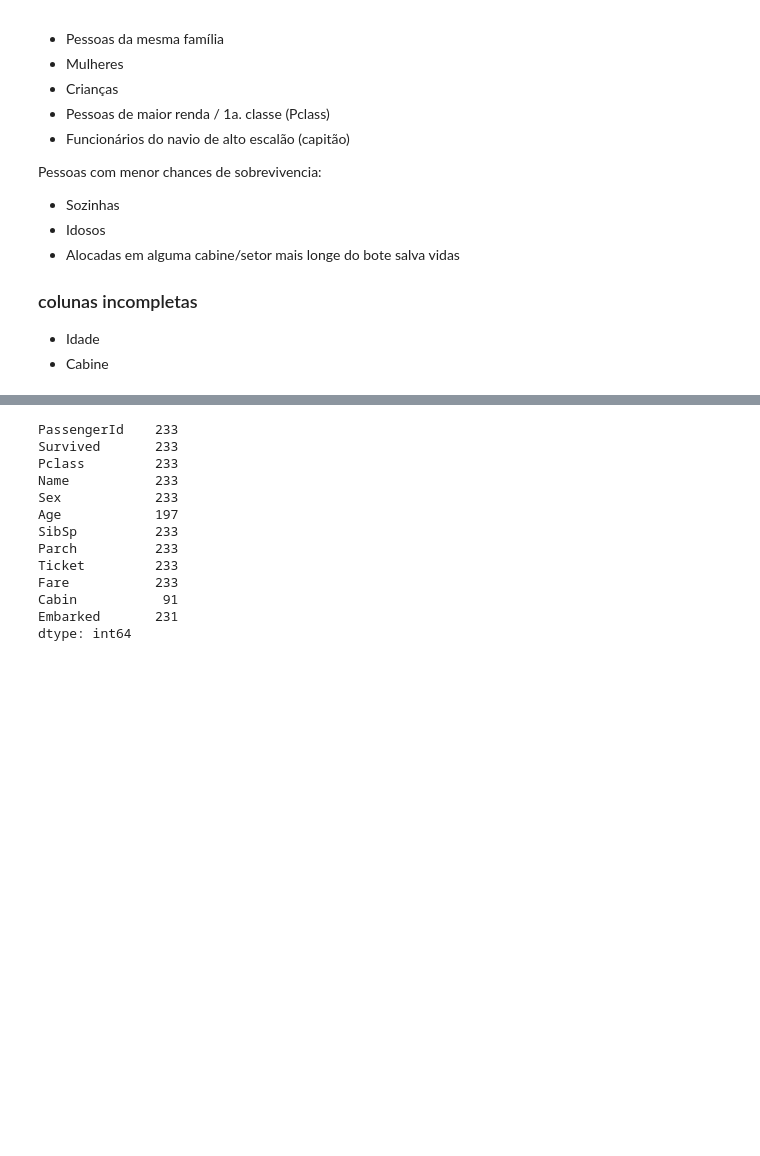
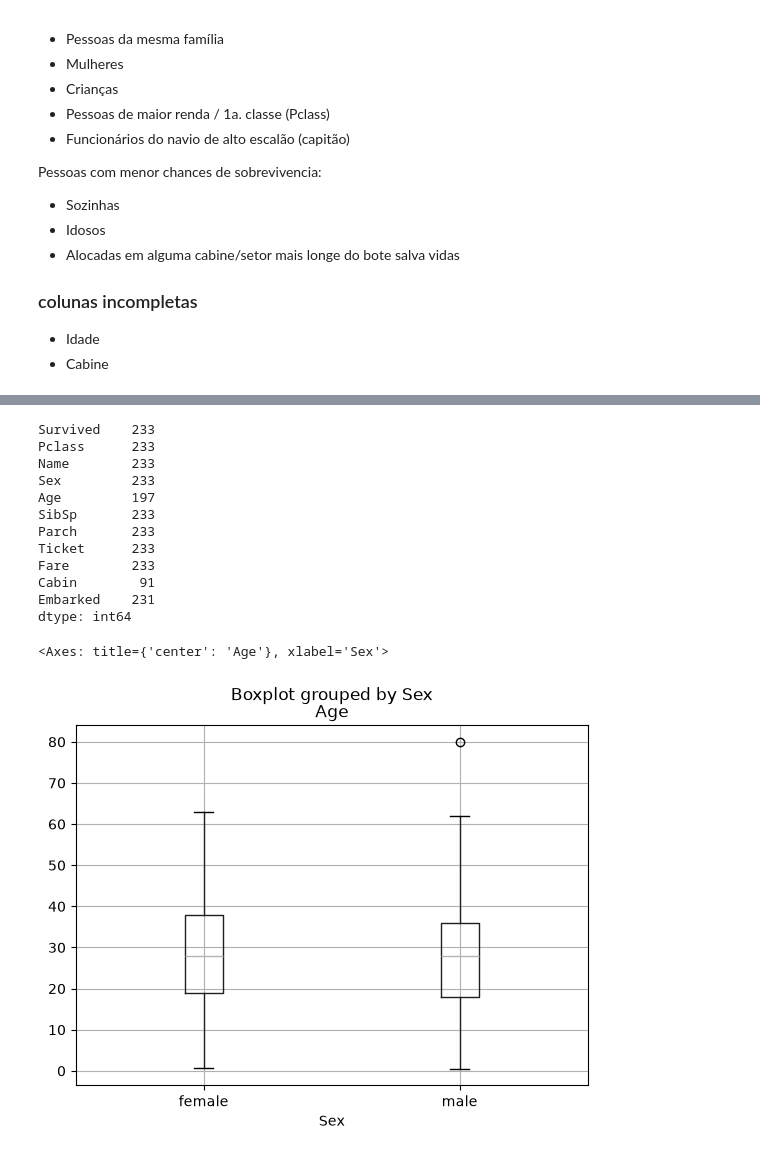
Before and after one commit to marcos-yudi/BootcampTCS, a Jupyter notebook: ex_titanic/test_titanic.ipynb, the cells around one changed output, grey strips where cells are left out. Drawn from its saved outputs; the diff is of its cells as text; code cells hidden in the pictures; blank space fills up the shorter version.

```diff
--- a/ex_titanic/test_titanic.ipynb
+++ b/ex_titanic/test_titanic.ipynb
@@ -69,16 +107,15 @@ df_womenSurvived
 # %%
-df_womenSurvived.count()
+df_survivedWomen.count()
 # %% [output]
-PassengerId    233
-Survived       233
-Pclass         233
-Name           233
-Sex            233
-Age            197
-SibSp          233
-Parch          233
-Ticket         233
-Fare           233
-Cabin           91
-Embarked       231
+Survived    233
+Pclass      233
+Name        233
+Sex         233
+Age         197
+SibSp       233
+Parch       233
+Ticket      233
+Fare        233
+Cabin        91
+Embarked    231
 dtype: int64
@@ -89,2 +122,9 @@ dtype: int64
 # %%
 # Gráfico que mostra sobreviventes por gênero e idade
+
+df_survivedPassengers.boxplot(by="Sex", column="Age")
+
+# def plotar_scatter(Age):
+# %% [output]
+<Axes: title={'center': 'Age'}, xlabel='Sex'>
+[figure, added]
```
Also changed, not shown: parts of 32 cells of this notebook.
